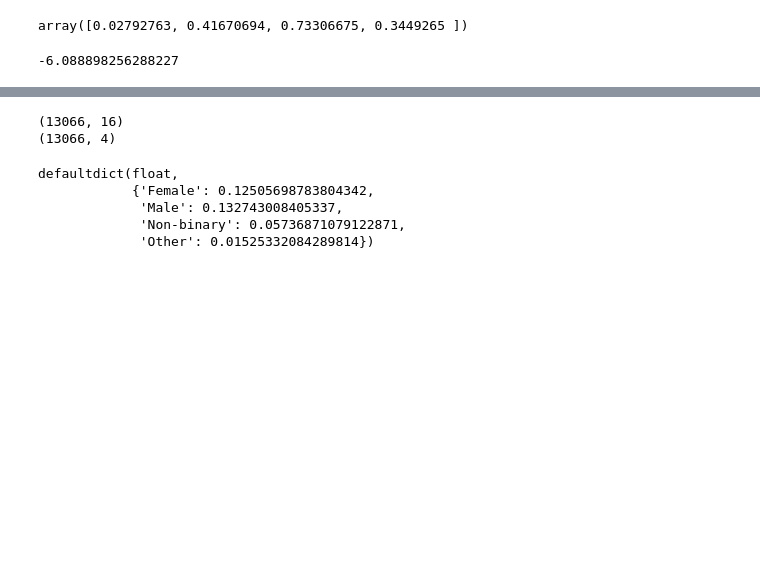
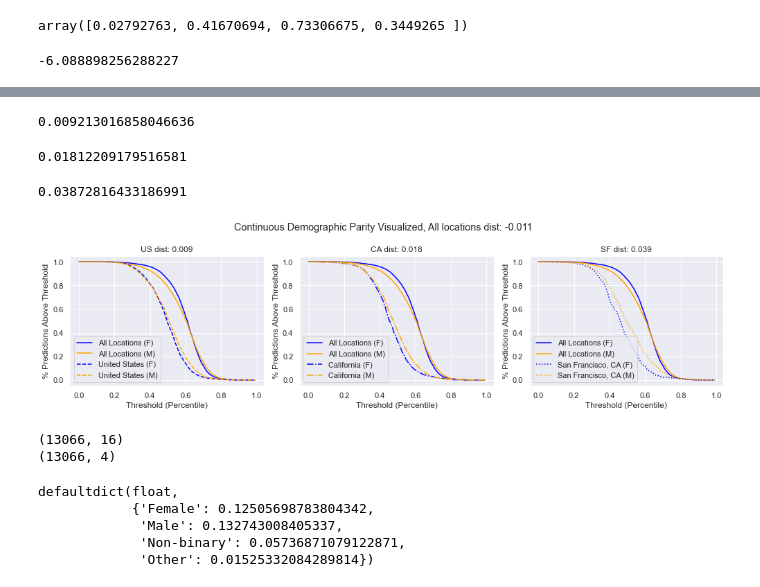
Before and after one commit to yu-lily/salary-analysis, a Jupyter notebook: 3.0-model.ipynb, the cells around one changed output, grey strips where cells are left out. Cells and saved outputs as stored; diff of their text form; code cells hidden in the pictures; blank space fills up the shorter version.

```diff
--- a/3.0-model.ipynb
+++ b/3.0-model.ipynb
@@ -175,0 +226,5 @@ plt.legend()
+# %%
+all_locs = continuous_demo(X)
+us = continuous_demo(X_us)
+cali = continuous_demo(X_cali)
+sf = continuous_demo(X_sf)
@@ -176,3 +240,53 @@ plt.legend()
+# %%
+np.subtract(us['Male'], us['Female']).sum() / 100
+# %% [output]
+0.009213016858046636
+# %%
+np.subtract(cali['Male'], cali['Female']).sum() / 100
+# %% [output]
+0.01812209179516581
+# %%
+np.subtract(sf['Male'], sf['Female']).sum() / 100
+# %% [output]
+0.03872816433186991
+# %%
+x_axis = np.arange(0, 1, .01)
+# %%
+fig, ax = plt.subplots(1,3, figsize = (14,4))
+
+ax[0].plot(x_axis, all_locs['Female'], label='All Locations (F)', linestyle='-', c='blue')
+ax[0].plot(x_axis, all_locs['Male'], label ='All Locations (M)', linestyle='-', c='orange')
+ax[0].plot(x_axis, us['Female'], label='United States (F)', linestyle='--', c='blue')
+ax[0].plot(x_axis, us['Male'], label ='United States (M)', linestyle='--', c='orange')
+ax[0].set_xlabel("Threshold (Percentile)")
+ax[0].set_ylabel("% Predictions Above Threshold")
+ax[0].set_title(f"US dist: {np.subtract(us['Male'], us['Female']).sum() / 100:.3f}")
+ax[0].legend()
+
+ax[1].plot(x_axis, all_locs['Female'], label='All Locations (F)', linestyle='-', c='blue')
+ax[1].plot(x_axis, all_locs['Male'], label ='All Locations (M)', linestyle='-', c='orange')
+ax[1].plot(x_axis, cali['Female'], label='California (F)', linestyle='-.', c='blue')
+ax[1].plot(x_axis, cali['Male'], label ='California (M)', linestyle='-.', c='orange')
+ax[1].set_xlabel("Threshold (Percentile)")
+ax[1].set_ylabel("% Predictions Above Threshold")
+ax[1].set_title(f"CA dist: {np.subtract(cali['Male'], cali['Female']).sum() / 100:.3f}")
+ax[1].legend()
+
+ax[2].plot(x_axis, all_locs['Female'], label='All Locations (F)', linestyle='-', c='blue')
+ax[2].plot(x_axis, all_locs['Male'], label ='All Locations (M)', linestyle='-', c='orange')
+ax[2].plot(x_axis, sf['Female'], label='San Francisco, CA (F)', linestyle=':', c='blue')
+ax[2].plot(x_axis, sf['Male'], label ='San Francisco, CA (M)', linestyle=':', c='orange')
+ax[2].set_xlabel("Threshold (Percentile)")
+ax[2].set_ylabel("% Predictions Above Threshold")
+ax[2].set_title(f"SF dist: {np.subtract(sf['Male'], sf['Female']).sum() / 100:.3f}")
+ax[2].legend()
+
+fig.suptitle(f"Continuous Demographic Parity Visualized, All locations dist: {np.subtract(all_locs['Male'], all_locs['Female']).sum() / 100:.3f}")
+
+plt.tight_layout()
+plt.savefig("./vis/dsc-167-2/demo_parity.png")
+# %% [output]
+[figure, added]
 # %%
 from sklearn.metrics import mean_squared_error
 
```
Also changed, not shown: parts of 12 cells of this notebook, 7 other files.
